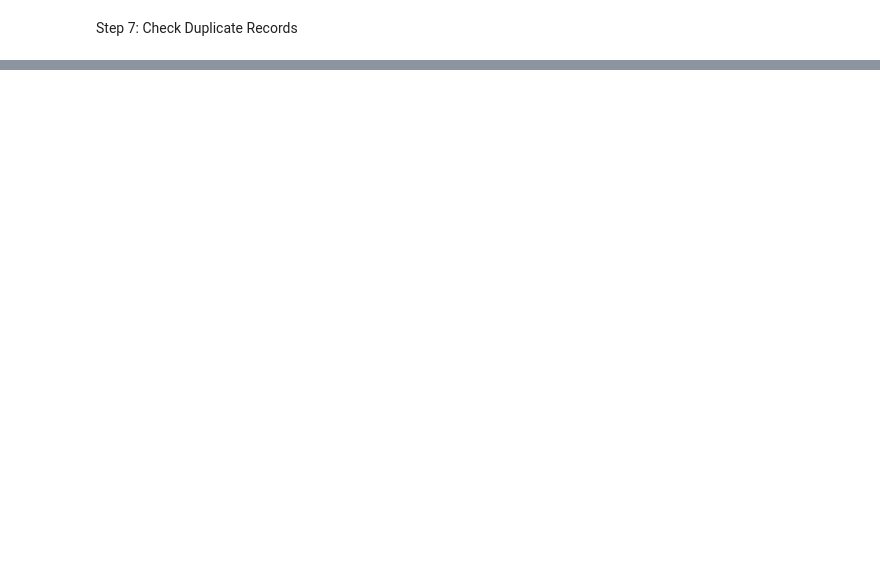
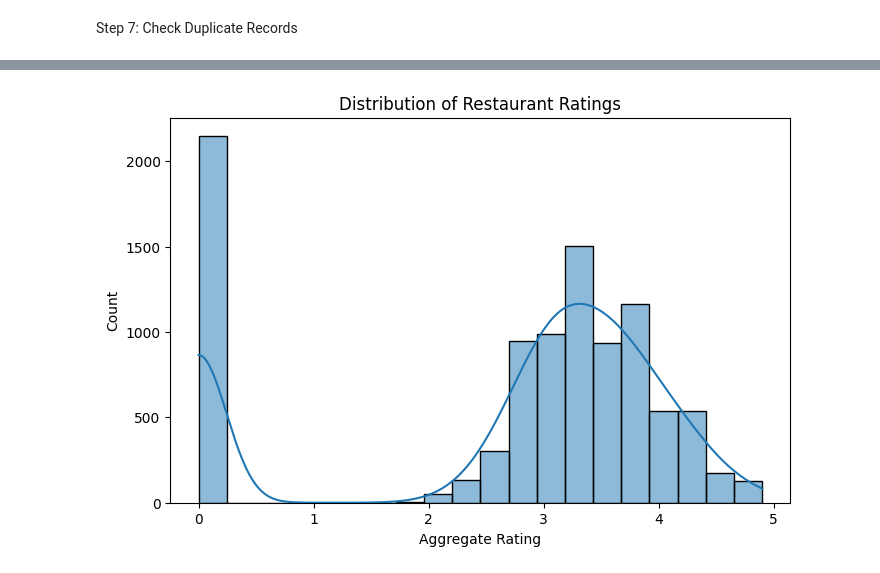
Before and after one commit to Dixa08/Cognifyz-ML-Internship, a Jupyter notebook: Task1_Restaurant_Rating_Prediction/notebooks/restaurant_rating_prediction.ipynb, the cells around one changed output, grey strips where cells are left out. Cells and saved outputs as stored; diff of their text form; code cells hidden in the pictures; blank space fills up the shorter version.

```diff
--- a/Task1_Restaurant_Rating_Prediction/notebooks/restaurant_rating_prediction.ipynb
+++ b/Task1_Restaurant_Rating_Prediction/notebooks/restaurant_rating_prediction.ipynb
@@ -81,0 +168,12 @@ print("Duplicate Rows :", df.duplicated().sum())
+# %%
+plt.figure(figsize=(8,5))
+
+sns.histplot(df["Aggregate rating"], bins=20, kde=True)
+
+plt.title("Distribution of Restaurant Ratings")
+plt.xlabel("Aggregate Rating")
+plt.ylabel("Count")
+
+plt.show()
+# %% [output]
+[figure, added]
```
Also changed, not shown: parts of 39 cells of this notebook, 10 other files.
